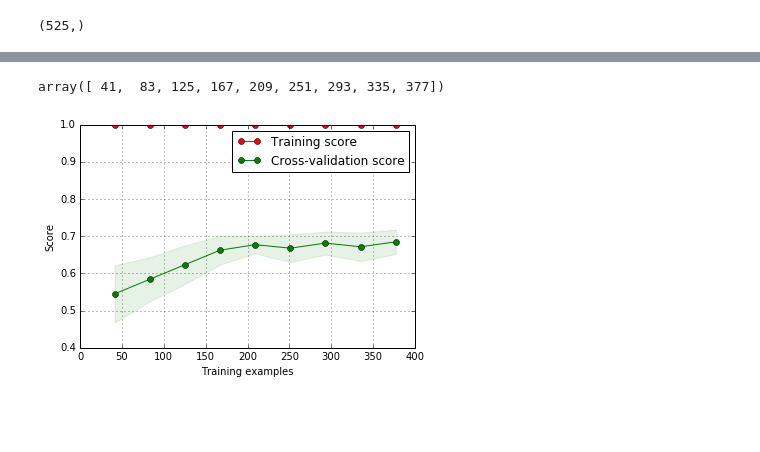
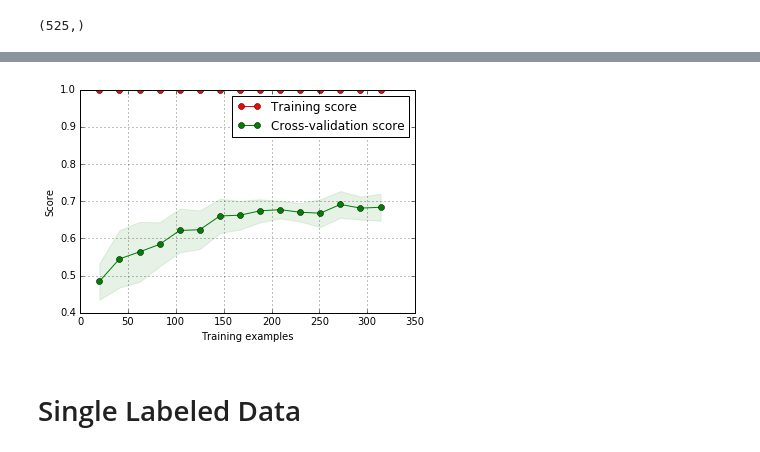
Before and after one commit to tj2huang/nyu-twipsy, a Jupyter notebook: learning-curves.ipynb, the cells around one changed output, grey strips where cells are left out. Saved outputs shown, nothing was run; the diff lists cells and outputs as text; code cells hidden in the pictures; blank space fills up the shorter version.

Commit message:
used double labeled data

```diff
--- a/learning-curves.ipynb
+++ b/learning-curves.ipynb
@@ -63,4 +64,0 @@ array([[ 1.,  1.,  1.,  1.,  1.],
-# %%
-train_sizes
-# %% [output]
-array([ 41,  83, 125, 167, 209, 251, 293, 335, 377])
@@ -71,36 +65,6 @@ import matplotlib.pyplot as plt
-# %%
-# F1 score, 5-fold CV
-def plot_learning_curve(clf, X, y, train_pieces):
-    '''
-    train_pieces: number of pts to plot
-    '''
-    train_size = 1/train_pieces
-    train_sizes, train_scores, test_scores = learning_curve(clf_fpl, X, y, scoring='f1_weighted',
-                                                            train_sizes=np.arange(train_size, 1, train_size), cv=5)
-    plt.figure()
-    plt.xlabel("Training examples")
-    plt.ylabel("Score")
-    plt.grid()
-
-    train_scores_mean = np.mean(train_scores, axis=1)
-    train_scores_std = np.std(train_scores, axis=1)
-    test_scores_mean = np.mean(test_scores, axis=1)
-    test_scores_std = np.std(test_scores, axis=1)
-
-    plt.fill_between(train_sizes, train_scores_mean - train_scores_std,
-                         train_scores_mean + train_scores_std, alpha=0.1,
-                         color="r")
-    plt.fill_between(train_sizes, test_scores_mean - test_scores_std,
-                         test_scores_mean + test_scores_std, alpha=0.1, color="g")
-    plt.plot(train_sizes, train_scores_mean, 'o-', color="r",
-                 label="Training score")
-    plt.plot(train_sizes, test_scores_mean, 'o-', color="g",
-                 label="Cross-validation score")
-
-    plt.legend(loc="best")
-
-    plt.show()
 # %%
-plot_learning_curve(clf_fpl, X, y)
+plot_learning_curve(clf_fpl, X, y, train_pieces=20)
 # %% [output]
-[figure, old version]
+[figure, new version]
+# %% [markdown]
+# Single Labeled Data
```
Also changed, not shown: parts of 17 cells of this notebook, 1 other file.
